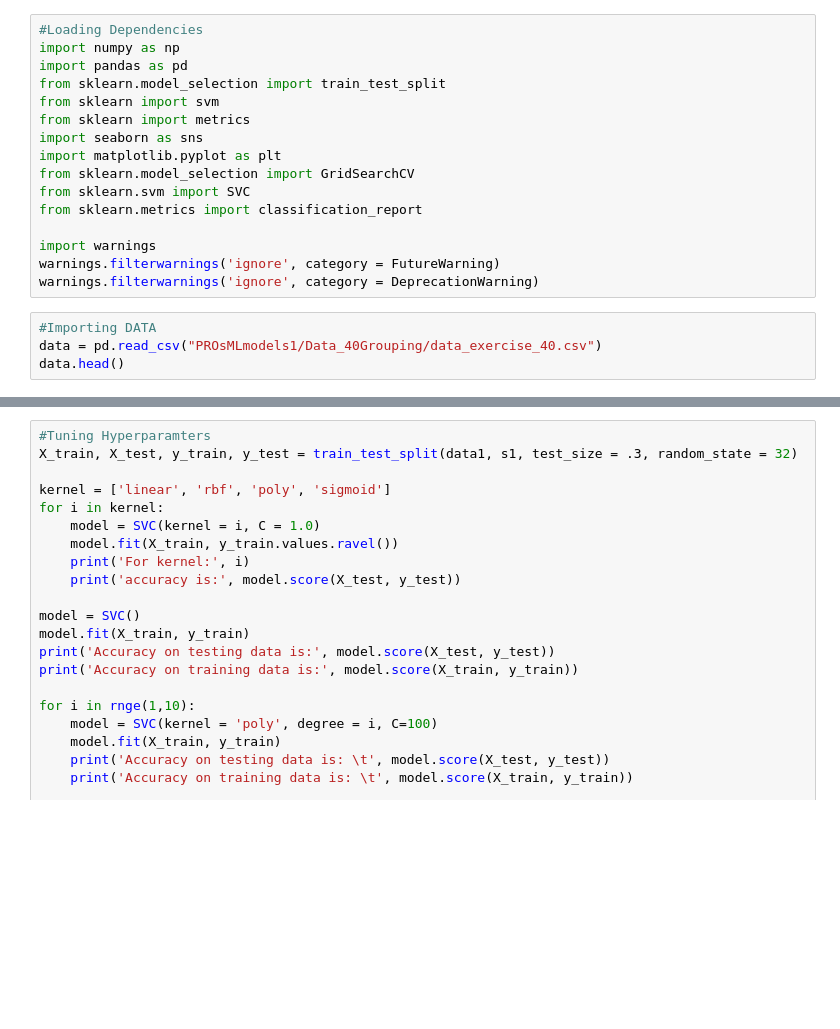
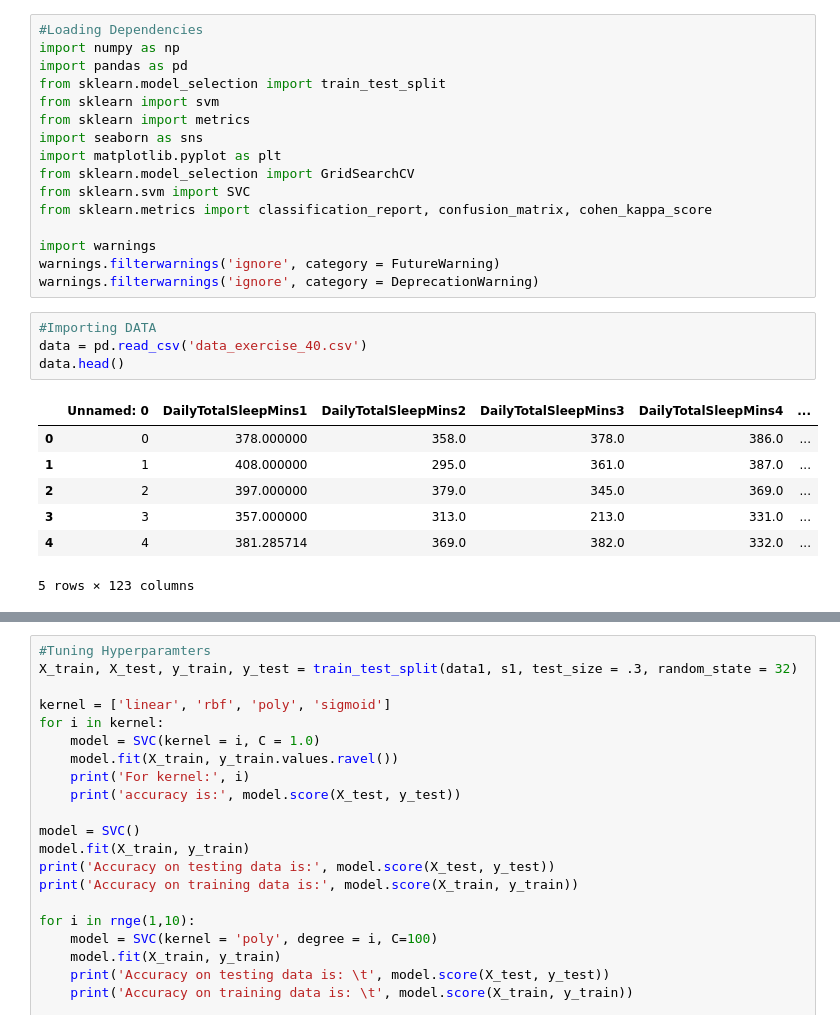
Before and after one commit to arahrooh31/MHealth-Heart-Disease-Tracking, a Jupyter notebook: data_exercise_svm.ipynb, the cells around one changed output, grey strips where cells are left out. Saved outputs shown, nothing was run; the diff lists cells and outputs as text; blank space fills up the shorter version.

```diff
--- a/data_exercise_svm.ipynb
+++ b/data_exercise_svm.ipynb
@@ -9,14 +9,22 @@ import seaborn as sns
 import matplotlib.pyplot as plt
 from sklearn.model_selection import GridSearchCV
 from sklearn.svm import SVC
-from sklearn.metrics import classification_report
+from sklearn.metrics import classification_report, confusion_matrix, cohen_kappa_score
 
 import warnings
 warnings.filterwarnings('ignore', category = FutureWarning)
 warnings.filterwarnings('ignore', category = DeprecationWarning)
 # %%
 #Importing DATA
-data = pd.read_csv("PROsMLmodels1/Data_40Grouping/data_exercise_40.csv")
+data = pd.read_csv('data_exercise_40.csv')
 data.head()
+# %% [output]
+|  | Unnamed: 0 | DailyTotalSleepMins1 | DailyTotalSleepMins2 | DailyTotalSleepMins3 | DailyTotalSleepMins4 | ... |
+| 0 | 0 | 378.000000 | 358.0 | 378.0 | 386.0 | ... |
+| 1 | 1 | 408.000000 | 295.0 | 361.0 | 387.0 | ... |
+| 2 | 2 | 397.000000 | 379.0 | 345.0 | 369.0 | ... |
+| 3 | 3 | 357.000000 | 313.0 | 213.0 | 331.0 | ... |
+| 4 | 4 | 381.285714 | 369.0 | 382.0 | 332.0 | ... |
+5 rows × 123 columns
 # %%
 #PreProcessing
```
Also changed, not shown: parts of 7 cells of this notebook, 9 other files.
